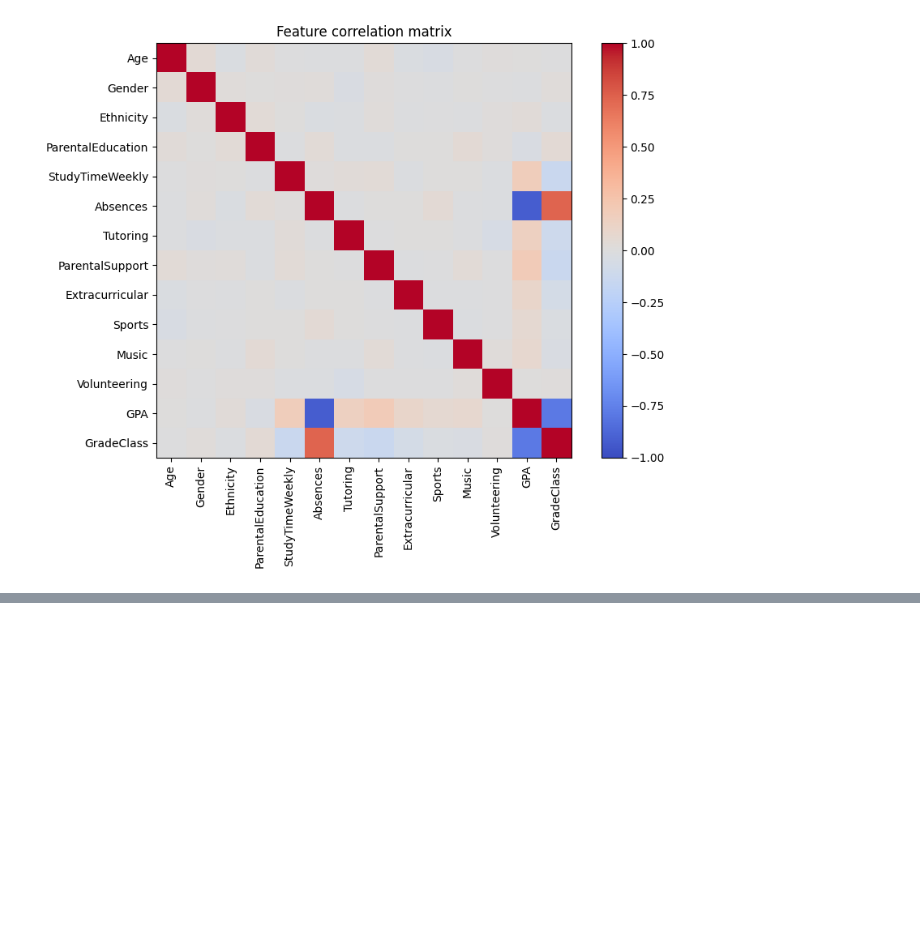
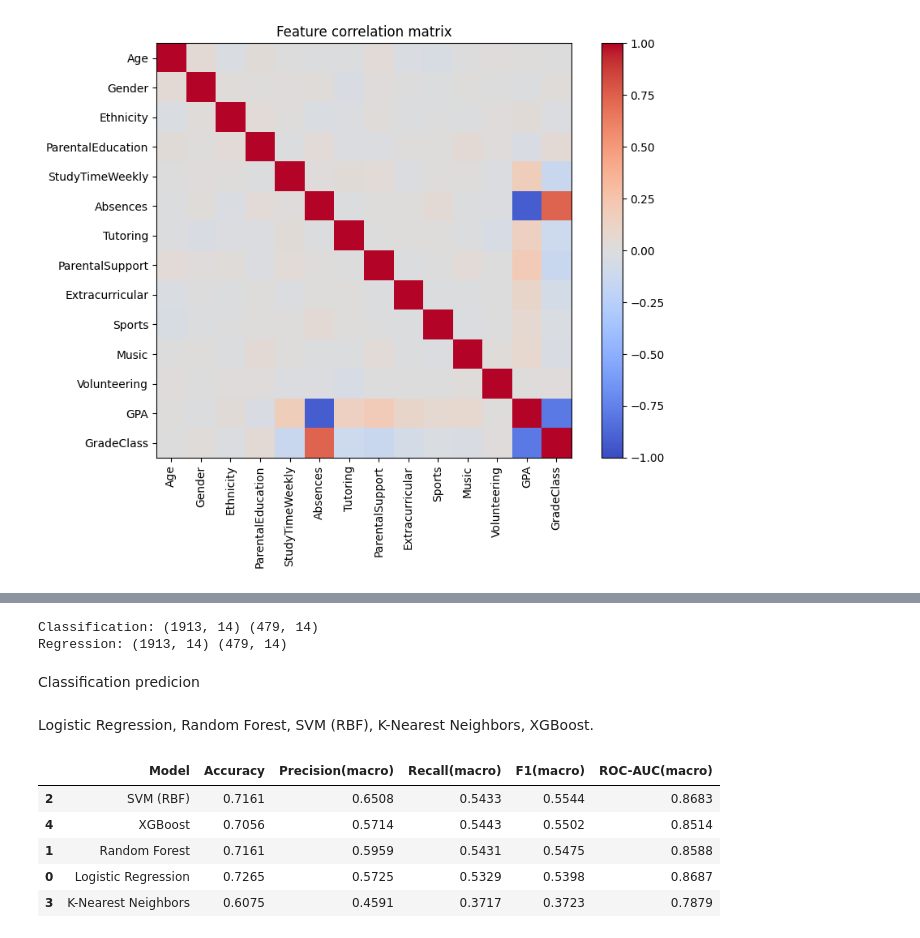
Before and after one commit to ZAWAD1/ISPDSS_Intelligent-student-performance-decision-support-system, a Jupyter notebook: notebook.ipynb, the cells around one changed output, grey strips where cells are left out. Cells and saved outputs as stored; diff of their text form; code cells hidden in the pictures; blank space fills up the shorter version.

```diff
--- a/notebook.ipynb
+++ b/notebook.ipynb
@@ -113,0 +233,80 @@ plt.show()
+# %%
+joblib.dump(clf_scaler, f"{MODELS_DIR}/clf_scaler.joblib")
+joblib.dump(reg_scaler, f"{MODELS_DIR}/reg_scaler.joblib")
+joblib.dump(feature_cols, f"{MODELS_DIR}/feature_cols.joblib")
+
+print("Classification:", Xc_train_s.shape, Xc_test_s.shape)
+print("Regression:", Xr_train_s.shape, Xr_test_s.shape)
+# %% [output]
+Classification: (1913, 14) (479, 14)
+Regression: (1913, 14) (479, 14)
+# %% [markdown]
+Classification predicion
+# %% [markdown]
+Logistic Regression, Random Forest, SVM (RBF), K-Nearest Neighbors, XGBoost.
+# %%
+clf_models = {
+    "Logistic Regression": LogisticRegression(max_iter=1000),
+    "Random Forest": RandomForestClassifier(
+        n_estimators=300,
+        max_depth=10,
+        random_state=42
+    ),
+    "SVM (RBF)": SVC(
+        kernel="rbf",
+        probability=True,
+        random_state=42
+    ),
+    "K-Nearest Neighbors": KNeighborsClassifier(n_neighbors=15),
+    "XGBoost": XGBClassifier(
+        n_estimators=300,
+        max_depth=5,
+        learning_rate=0.05,
+        eval_metric="mlogloss",
+        random_state=42
+    ),
+}
+
+n_classes = len(GRADE_LABELS)
+yc_test_bin = label_binarize(yc_test, classes=list(range(n_classes)))
+
+clf_results = []
+confusion_matrices = {}
+
+for name, model in clf_models.items():
+    model.fit(Xc_train_s, yc_train)
+    y_pred = model.predict(Xc_test_s)
+
+    acc = accuracy_score(yc_test, y_pred)
+    prec = precision_score(yc_test, y_pred, average="macro", zero_division=0)
+    rec = recall_score(yc_test, y_pred, average="macro", zero_division=0)
+    f1 = f1_score(yc_test, y_pred, average="macro", zero_division=0)
+
+    try:
+        y_proba = model.predict_proba(Xc_test_s)
+        auc = roc_auc_score(yc_test_bin, y_proba, average="macro", multi_class="ovr")
+    except Exception:
+        auc = np.nan
+
+    clf_results.append({
+        "Model": name,
+        "Accuracy": round(acc,4),
+        "Precision(macro)": round(prec,4),
+        "Recall(macro)": round(rec,4),
+        "F1(macro)": round(f1,4),
+        "ROC-AUC(macro)": round(auc,4) if not np.isnan(auc) else "N/A"
+    })
+
+    confusion_matrices[name] = confusion_matrix(yc_test, y_pred)
+    joblib.dump(model, f"{MODELS_DIR}/clf_{name.replace(' ','_').replace('(','').replace(')','')}.joblib")
+
+clf_results_df = pd.DataFrame(clf_results).sort_values("F1(macro)", ascending=False)
+clf_results_df.to_csv(f"{OUT_DIR}/classification_results.csv", index=False)
+clf_results_df
+# %% [output]
+|  | Model | Accuracy | Precision(macro) | Recall(macro) | F1(macro) | ROC-AUC(macro) |
+| 2 | SVM (RBF) | 0.7161 | 0.6508 | 0.5433 | 0.5544 | 0.8683 |
+| 4 | XGBoost | 0.7056 | 0.5714 | 0.5443 | 0.5502 | 0.8514 |
+| 1 | Random Forest | 0.7161 | 0.5959 | 0.5431 | 0.5475 | 0.8588 |
+| 0 | Logistic Regression | 0.7265 | 0.5725 | 0.5329 | 0.5398 | 0.8687 |
+| 3 | K-Nearest Neighbors | 0.6075 | 0.4591 | 0.3717 | 0.3723 | 0.7879 |
```
Also changed, not shown: parts of 23 cells of this notebook.
